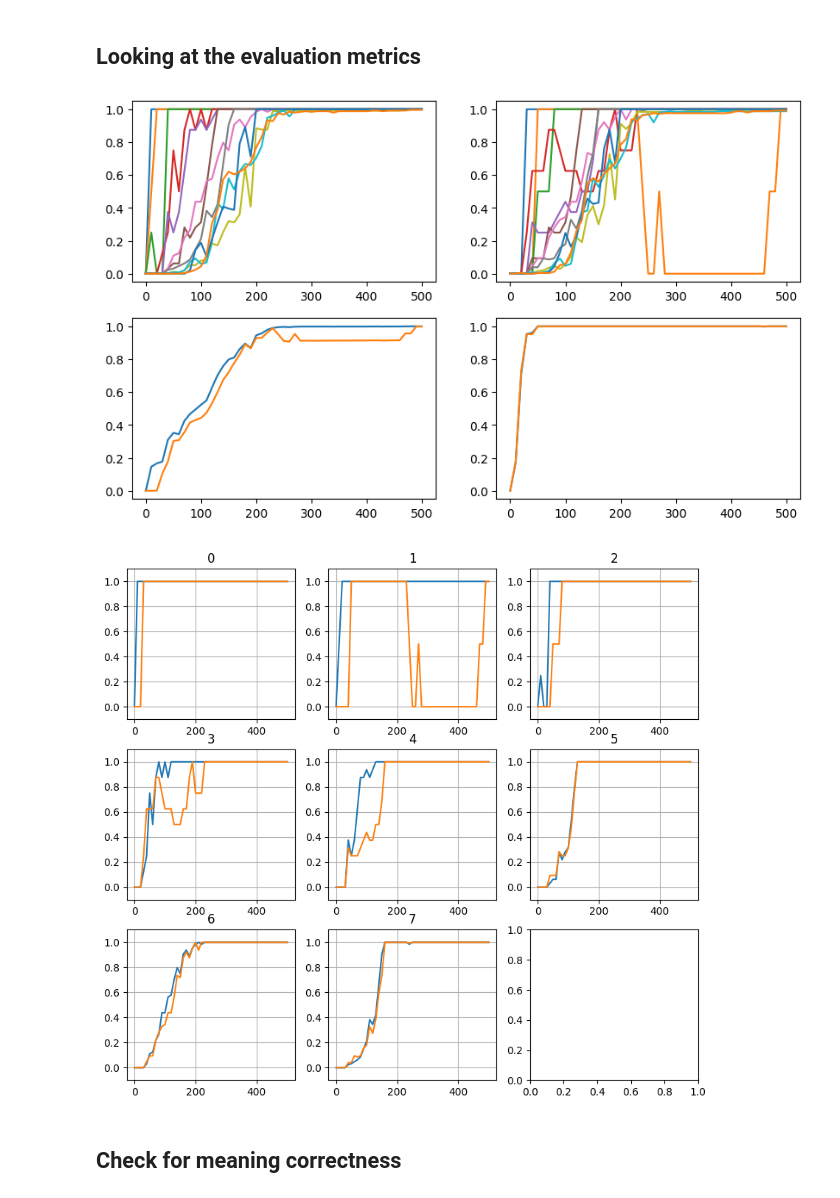
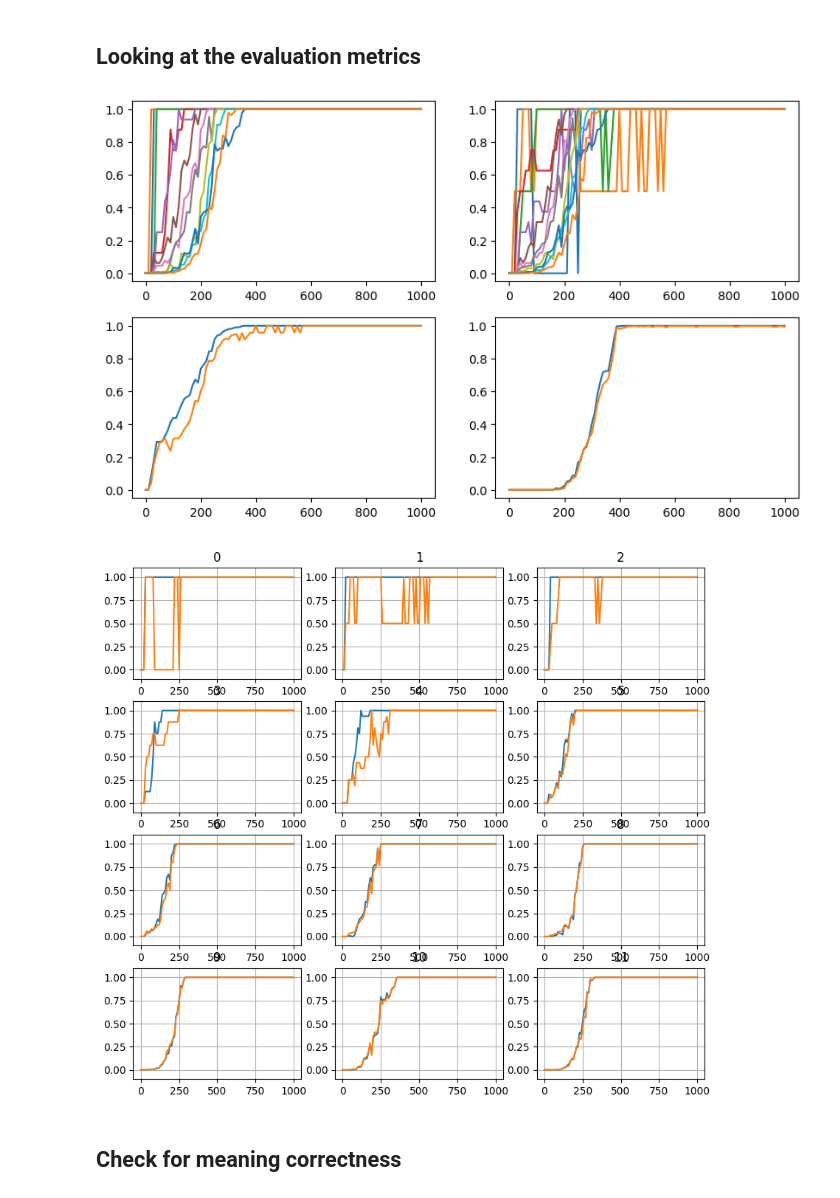
Before and after one commit to fairinternal/composable-llm, a Jupyter notebook: notebooks/scratchpad.ipynb, the cells around one changed output. Saved outputs shown, nothing was run; the diff lists cells and outputs as text; code cells hidden in the pictures.

```diff
--- a/notebooks/scratchpad.ipynb
+++ b/notebooks/scratchpad.ipynb
@@ -11,7 +11,7 @@ from cot.config import CHECKPOINT_DIR
 from cot.models import TransformerConfig, Transformer
 # %%
 problem = BinaryCopy
-n_len=12
+n_len=16
 emb_dim=128
 n_head=1
 n_layer=2
@@ -64,24 +64,24 @@ test_spe_acc = evals[:, eval_dim + n_len:eval_dim + n_len + 3]
 # %%
 fig, axes = plt.subplots(2, 2, figsize=(10, 6))
 axes[0, 0].plot(timestamps, acc_by_len)
 axes[0, 1].plot(timestamps, test_acc_by_len)
 axes[1, 0].plot(timestamps, acc_by_len.mean(axis=1))
 axes[1, 0].plot(timestamps, test_acc_by_len.mean(axis=1))
 axes[1, 1].plot(timestamps, spe_acc[:, 2])
 axes[1, 1].plot(timestamps, test_spe_acc[:, 2])
 # axes[1, 1].set_xlim(0, 50)
 
-nb_len = 8
-fig, axes = plt.subplots(nb_len // 3 + (1 if nb_len % 3 else 0), 3, figsize=(10, 9))
-for i in range(nb_len):
+n_len = 12
+fig, axes = plt.subplots(n_len // 3 + (1 if n_len % 3 else 0), 3, figsize=(10, 9))
+for i in range(n_len):
     axes[i // 3, i % 3].plot(timestamps, acc_by_len[:, i])
     axes[i // 3, i % 3].plot(timestamps, test_acc_by_len[:, i])
     axes[i // 3, i % 3].set_ylim(-.1, 1.1)
     axes[i // 3, i % 3].set_title(i)
     axes[i // 3, i % 3].grid()
 # %% [output]
-[figure, old version]
+[figure, new version]
-[figure, old version]
+[figure, new version]
 # %% [markdown]
 ## Check for meaning correctness
 # %%
```
Also changed, not shown: parts of 5 cells of this notebook.
